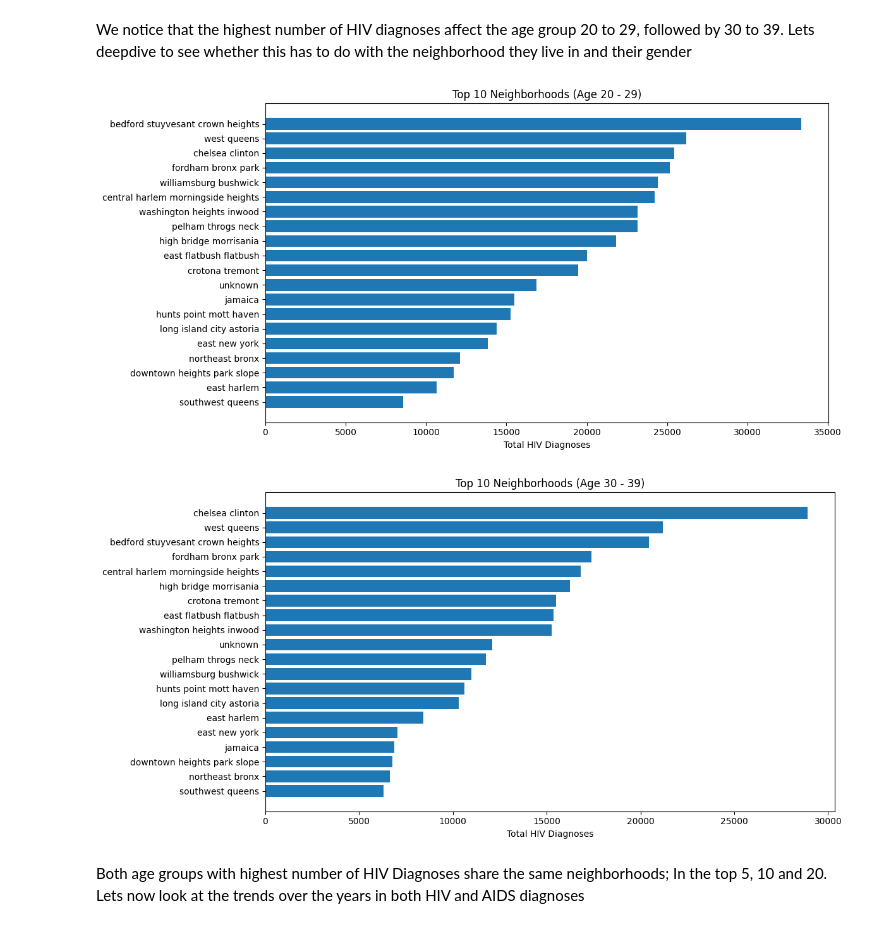
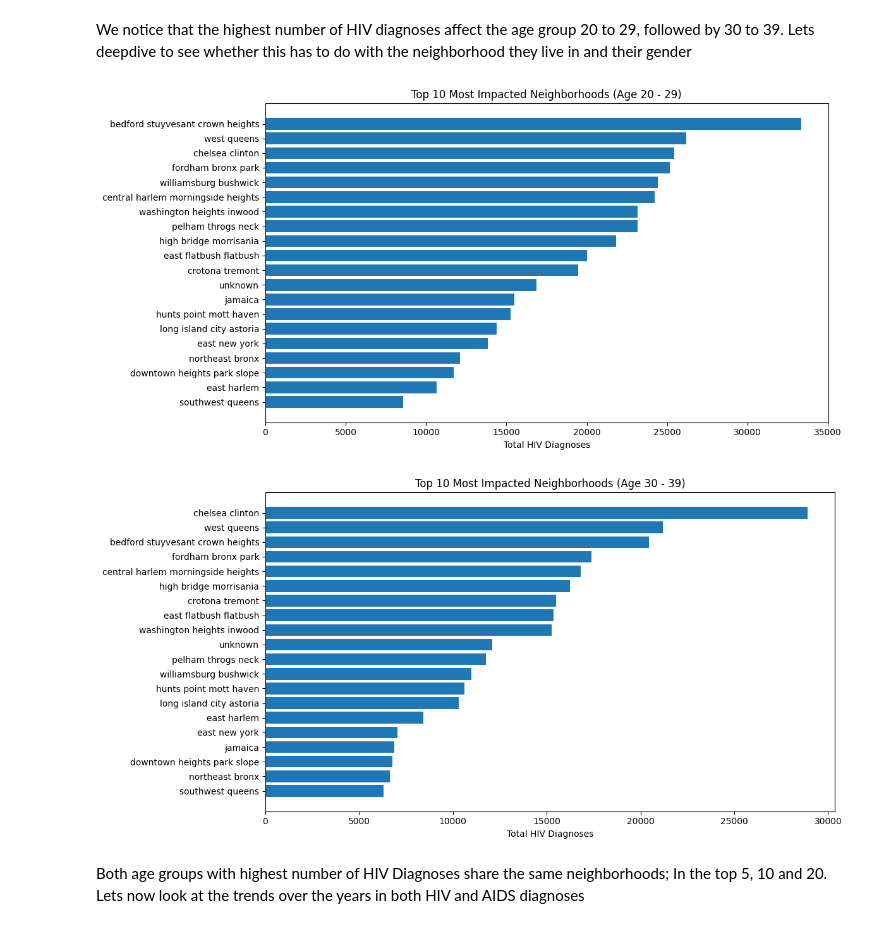
Before and after one commit to Victoire03/HIV_and_AIDS_Infections_in_New_York_City, a Jupyter notebook: Data_vizualization.ipynb, the cells around one changed output. Saved outputs shown, nothing was run; the diff lists cells and outputs as text; code cells hidden in the pictures.

```diff
--- a/Data_vizualization.ipynb
+++ b/Data_vizualization.ipynb
@@ -49,37 +49,37 @@ Age_Gender_df = Age_Gender_df[~Age_Gender_df['Neighborhood'].str.lower().eq("all
 df_Group_Age_filtered = Age_Gender_df[Age_Gender_df['Age'].isin(['20 - 29', '30 - 39'])]
 
 # Converting HIV Diagnoses column to numeric
 df_Group_Age_filtered = df_Group_Age_filtered.copy()
 df_Group_Age_filtered['Total_HIV_Diagnoses_by_Age'] = pd.to_numeric(
     df_Group_Age_filtered['Total_HIV_Diagnoses_by_Age'], errors='coerce'
 )
 
 # Grouping by AGE and Neighborhood, then sum
 grouped = df_Group_Age_filtered.groupby(['Age', 'Neighborhood'])['Total_HIV_Diagnoses_by_Age'].sum().reset_index()
 
 # Getting the top 20 neighborhoods per age group with highest numbers of diaognoses
 top_20_29 = grouped[grouped['Age'] == '20 - 29'].nlargest(20, 'Total_HIV_Diagnoses_by_Age')
 top_30_39 = grouped[grouped['Age'] == '30 - 39'].nlargest(20, 'Total_HIV_Diagnoses_by_Age')
 
 # Plotting
 plt.figure(figsize=(12, 6))
 plt.barh(top_20_29['Neighborhood'], top_20_29['Total_HIV_Diagnoses_by_Age'])
 plt.xlabel("Total HIV Diagnoses")
-plt.title("Top 10 Neighborhoods (Age 20 - 29)")
+plt.title("Top 10 Most Impacted Neighborhoods (Age 20 - 29)")
 plt.gca().invert_yaxis()
 plt.tight_layout()
 plt.show()
 
 plt.figure(figsize=(12, 6))
 plt.barh(top_30_39['Neighborhood'], top_30_39['Total_HIV_Diagnoses_by_Age'])
 plt.xlabel("Total HIV Diagnoses")
-plt.title("Top 10 Neighborhoods (Age 30 - 39)")
+plt.title("Top 10 Most Impacted Neighborhoods (Age 30 - 39)")
 plt.gca().invert_yaxis()
 plt.tight_layout()
 plt.show()
 # %% [output]
-[figure, old version]
+[figure, new version]
-[figure, old version]
+[figure, new version]
 # %% [markdown]
 Both age groups with highest number of HIV Diagnoses share the same neighborhoods; In the top 5, 10 and 20. Lets now look at the trends over the years in both HIV and AIDS diagnoses
 # %%
```
Also changed, not shown: parts of 1 cell of this notebook, 3 other files.
